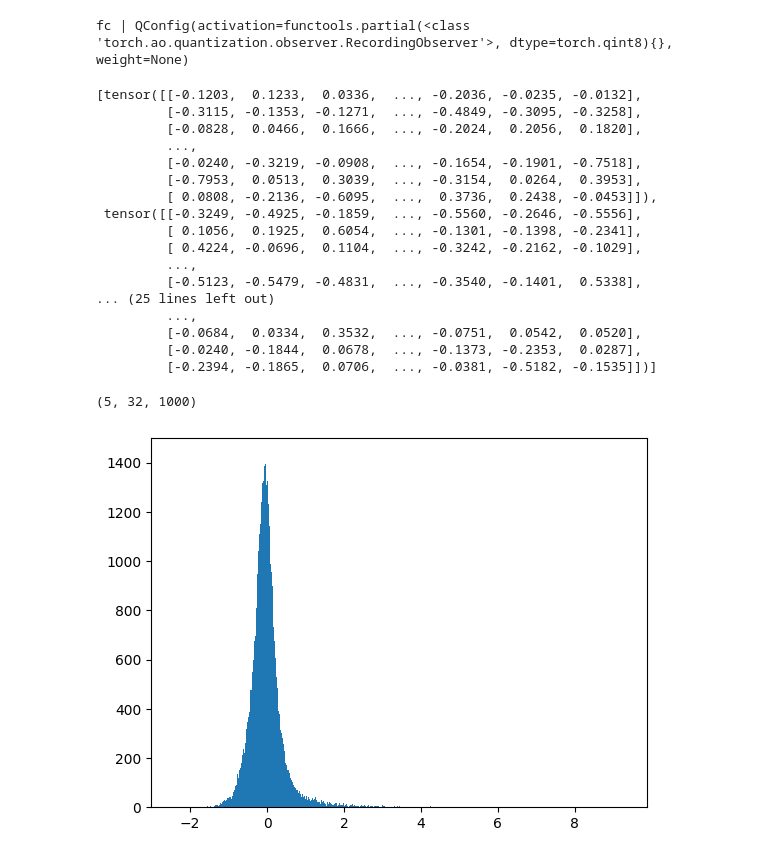
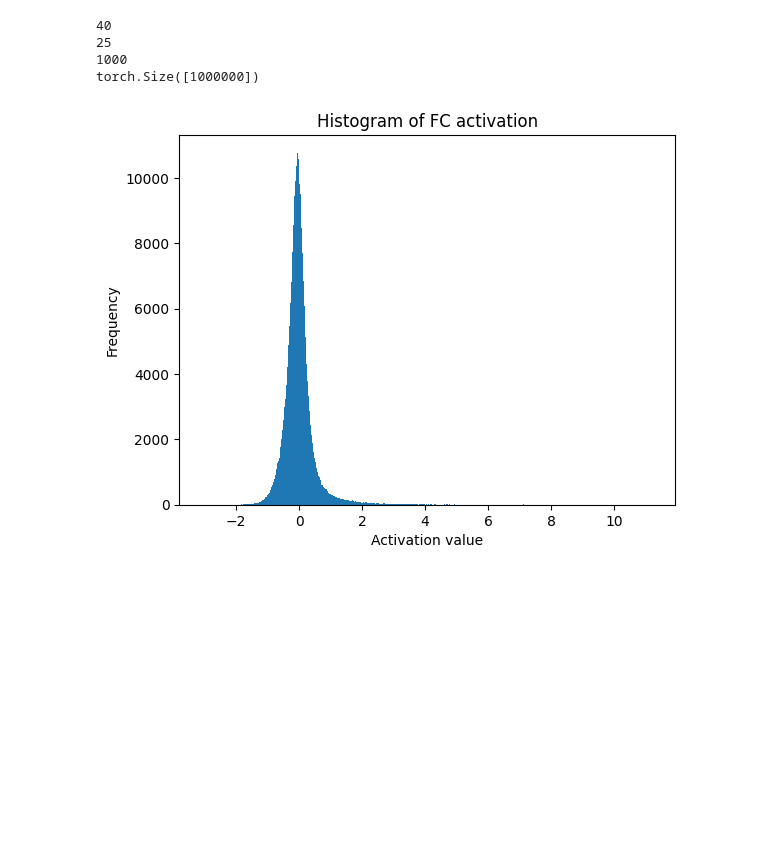
Before and after one commit to jiho264/2024-RISE-Quantization, a Jupyter notebook: activation_viewer.ipynb, the cells around one changed output. Drawn from its saved outputs; the diff is of its cells as text; code cells hidden in the pictures; blank space fills up the shorter version.

```diff
--- a/activation_viewer.ipynb
+++ b/activation_viewer.ipynb
@@ -41,6 +9,6 @@ def fuse_ALL(model) -> nn.Module:
 # %%
-device = "cpu"
-model = resnet50(weights=pretrained_weights_mapping[50])
+device = "cuda"
+model = resnet50(weights=resnet.ResNet50_Weights.DEFAULT)
 model.to(device)
 model.eval()
 
@@ -52,6 +20,17 @@ model.fc.qconfig = torch.quantization.QConfig(
     weight=None,
 )
 
-# model.fc.qconfig.activation()
 
-_= prepare(model, inplace=True)
+# for name, module in model.named_modules():
+#     # print(name)
+#     # if hasattr(module, "qconfig"):
+#     #     if module.qconfig is not None:
+#     #         print(f"{name} | {module.qconfig}")
+#     if len(name) > 2 and name[-4:] == "relu":
+#         print(f"{name} | ")
+#         module.qconfig = torch.quantization.QConfig(
+#             activation=torch.quantization.RecordingObserver.with_args(dtype=torch.qint8),
+#             weight=None,
+#         )
+
+prepare(model, inplace=True)
@@ -77,40 +74,26 @@ with torch.no_grad():
         limit -= 1
         if limit == 0:
             break
-# %%
-for name, module in model.named_modules():
-    if hasattr(module, "qconfig"):
-        if module.qconfig is not None:
-            print(f"{name} | {module.qconfig}")
-# %% [output]
-fc | QConfig(activation=functools.partial(<class 'torch.ao.quantization.observer.RecordingObserver'>, dtype=torch.qint8){}, weight=None)
-# %%
-dja = model.fc.activation_post_process.get_tensor_value()
-dja
-# %% [output]
-[tensor([[-0.1203,  0.1233,  0.0336,  ..., -0.2036, -0.0235, -0.0132],
-         [-0.3115, -0.1353, -0.1271,  ..., -0.4849, -0.3095, -0.3258],
-         [-0.0828,  0.0466,  0.1666,  ..., -0.2024,  0.2056,  0.1820],
-         ...,
-         [-0.0240, -0.3219, -0.0908,  ..., -0.1654, -0.1901, -0.7518],
-         [-0.7953,  0.0513,  0.3039,  ..., -0.3154,  0.0264,  0.3953],
-         [ 0.0808, -0.2136, -0.6095,  ...,  0.3736,  0.2438, -0.0453]]),
- tensor([[-0.3249, -0.4925, -0.1859,  ..., -0.5560, -0.2646, -0.5556],
-         [ 0.1056,  0.1925,  0.6054,  ..., -0.1301, -0.1398, -0.2341],
-         [ 0.4224, -0.0696,  0.1104,  ..., -0.3242, -0.2162, -0.1029],
-         ...,
-         [-0.5123, -0.5479, -0.4831,  ..., -0.3540, -0.1401,  0.5338],
-... (25 lines left out)
-         ...,
-         [-0.0684,  0.0334,  0.3532,  ..., -0.0751,  0.0542,  0.0520],
-         [-0.0240, -0.1844,  0.0678,  ..., -0.1373, -0.2353,  0.0287],
-         [-0.2394, -0.1865,  0.0706,  ..., -0.0381, -0.5182, -0.1535]])]
-# %%
-import numpy as np
-dja = np.array(dja)
-print(dja.shape)
-plt.hist(dja.flatten(), bins=2048)
-plt.show()
-# %% [output]
-(5, 32, 1000)
-[figure, removed]
+# %%
+dja = model.fc.activation_post_process.get_tensor_value()
+print(len(dja))
+print(len(dja[0]))
+print(len(dja[0][0]))
+# print(len(dja[0][0][0])) // Not exist
+# Assuming 'dja' is a list containing PyTorch tensors
+dja = [tensor.to("cpu") for tensor in dja]
+dja = torch.cat(dja).flatten()
+print(dja.shape)
+# %% [output]
+40
+25
+1000
+torch.Size([1000000])
+# %%
+plt.hist(dja, bins=2048)
+plt.title("Histogram of FC activation")
+plt.xlabel("Activation value")
+plt.ylabel("Frequency")
+plt.show()
+# %% [output]
+[figure, added]
```
Also changed, not shown: parts of 4 cells of this notebook, 1 other file.
